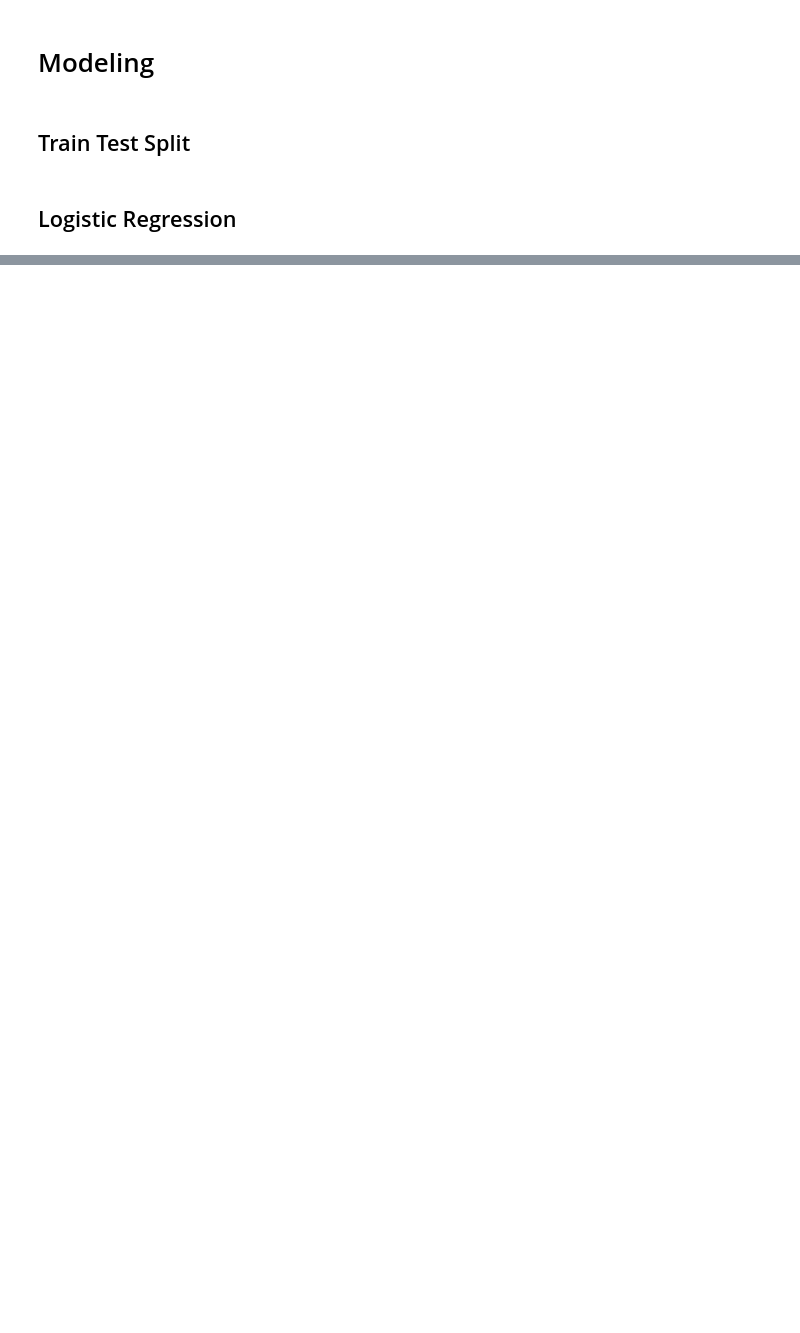
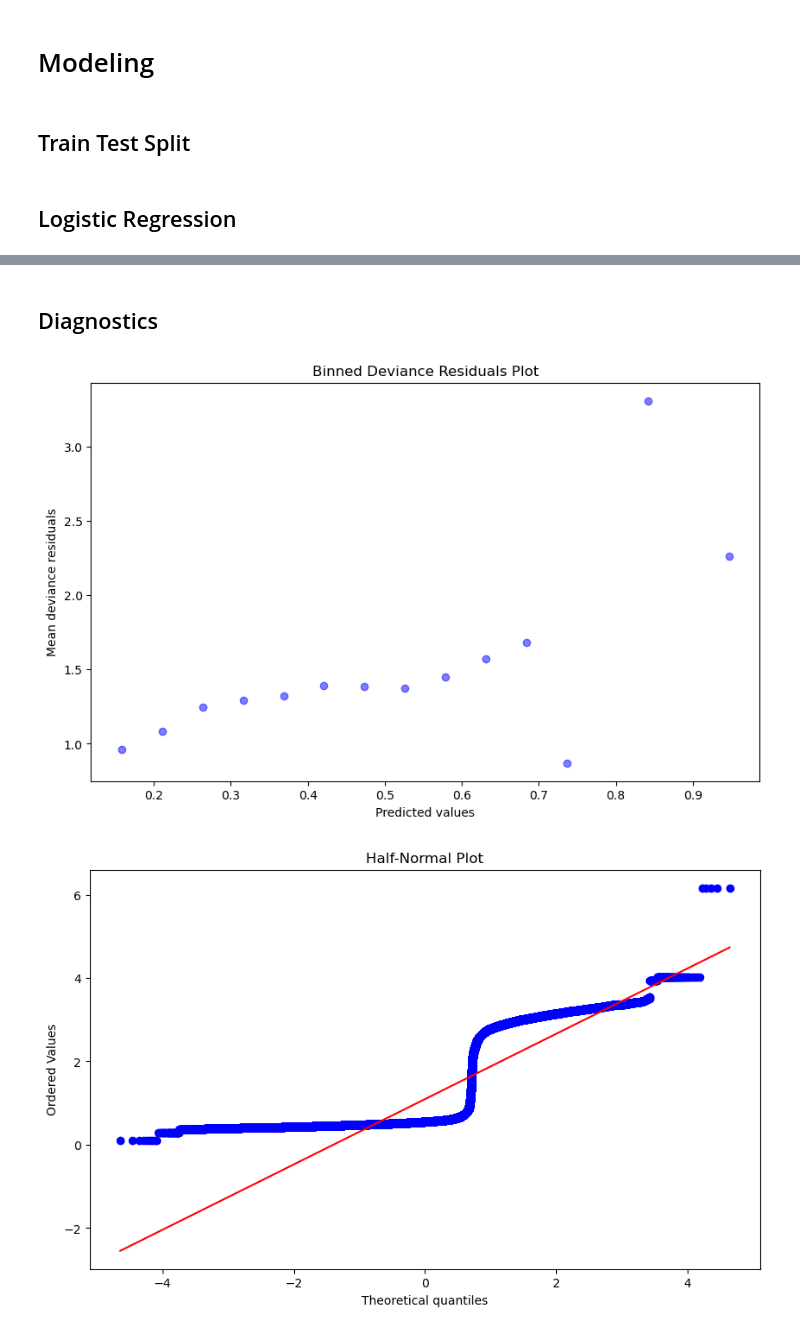
Before and after one commit to KiranSmelser/flight-delay-predictor, a Jupyter notebook: main.ipynb, the cells around one changed output, grey strips where cells are left out. Drawn from its saved outputs; the diff is of its cells as text; code cells hidden in the pictures; blank space fills up the shorter version.

Commit message:
added more quality measures for model and model diagnostics

```diff
--- a/main.ipynb
+++ b/main.ipynb
@@ -111,0 +170,28 @@ plt.show()
+# %% [markdown]
+## Diagnostics
+# %%
+# Calculate deviance residuals
+y_pred_prob = log_reg.predict_proba(X_test)[:, 1]
+dev_resid = -2 * (y_test * np.log(y_pred_prob) +
+                  (1 - y_test) * np.log(1 - y_pred_prob))
+
+# Binned Deviance Residuals Plot
+bins = np.linspace(0, 1, 20)
+which_bin = np.digitize(y_pred_prob, bins=bins)
+bin_means = [dev_resid[which_bin == i].mean() for i in range(1, len(bins))]
+plt.figure(figsize=(10, 6))
+plt.scatter(bins[:-1], bin_means, color='blue', alpha=0.5)
+plt.xlabel('Predicted values')
+plt.ylabel('Mean deviance residuals')
+plt.title('Binned Deviance Residuals Plot')
+plt.show()
+
+# Half-Normal Plot
+fig = plt.figure(figsize=(10, 6))
+ax = fig.add_subplot(111)
+res = stats.probplot(dev_resid, dist=stats.norm, plot=ax)
+ax.set_title('Half-Normal Plot')
+plt.show()
+# %% [output]
+[figure, added]
+[figure, added]
```
Also changed, not shown: parts of 7 cells of this notebook.
